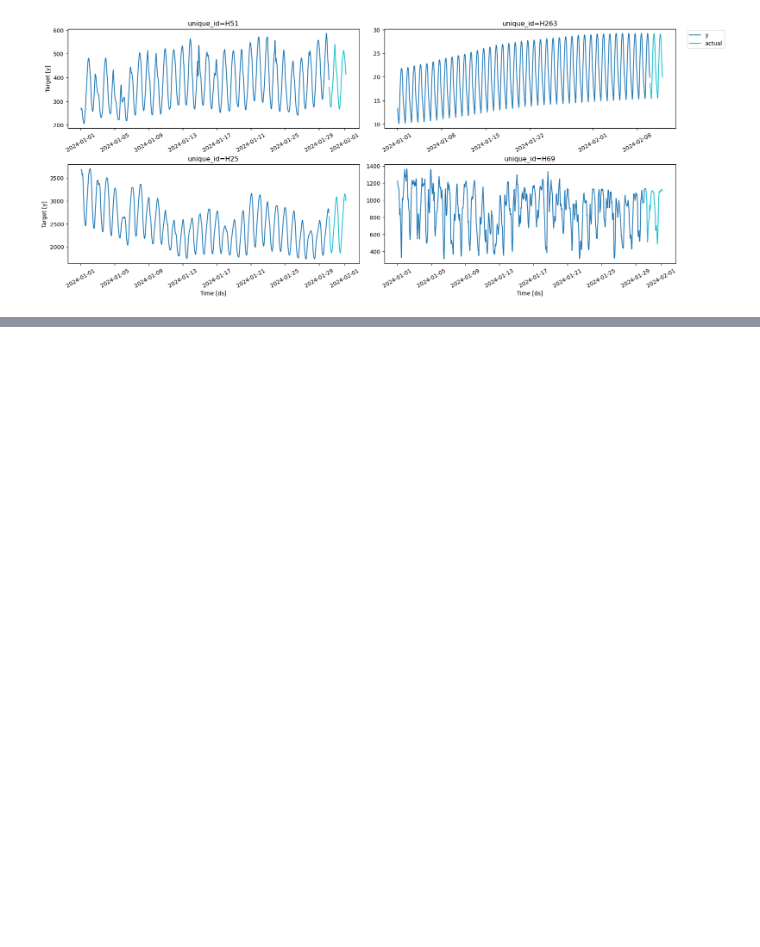
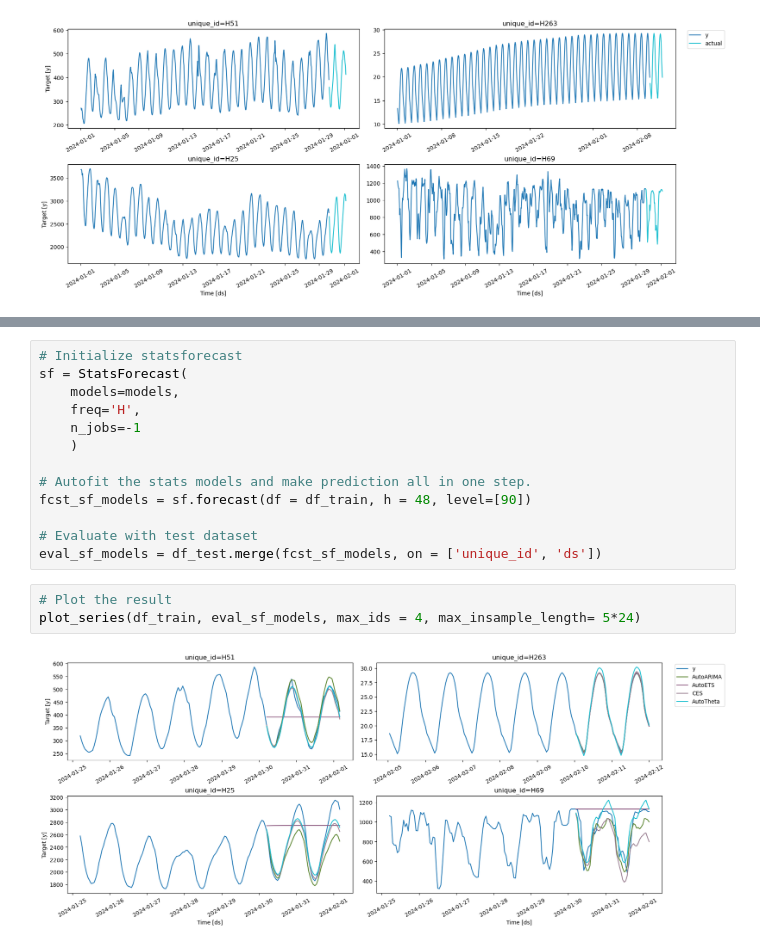
Before and after one commit to Yibei990826/pydata_2025_statsforecast, a Jupyter notebook: statsforecast_demo.ipynb, the cells around one changed output, grey strips where cells are left out. Drawn from its saved outputs; the diff is of its cells as text; blank space fills up the shorter version.

```diff
--- a/statsforecast_demo.ipynb
+++ b/statsforecast_demo.ipynb
@@ -246,0 +88,18 @@ eval_df
+# %%
+# Initialize statsforecast
+sf = StatsForecast(
+    models=models,
+    freq='H',
+    n_jobs=-1
+    )
+
+# Autofit the stats models and make prediction all in one step.
+fcst_sf_models = sf.forecast(df = df_train, h = 48, level=[90])
+
+# Evaluate with test dataset
+eval_sf_models = df_test.merge(fcst_sf_models, on = ['unique_id', 'ds'])
+# %%
+# Plot the result
+plot_series(df_train, eval_sf_models, max_ids = 4, max_insample_length= 5*24)
+# %% [output]
+[figure, added]
```
Also changed, not shown: parts of 47 cells of this notebook.
